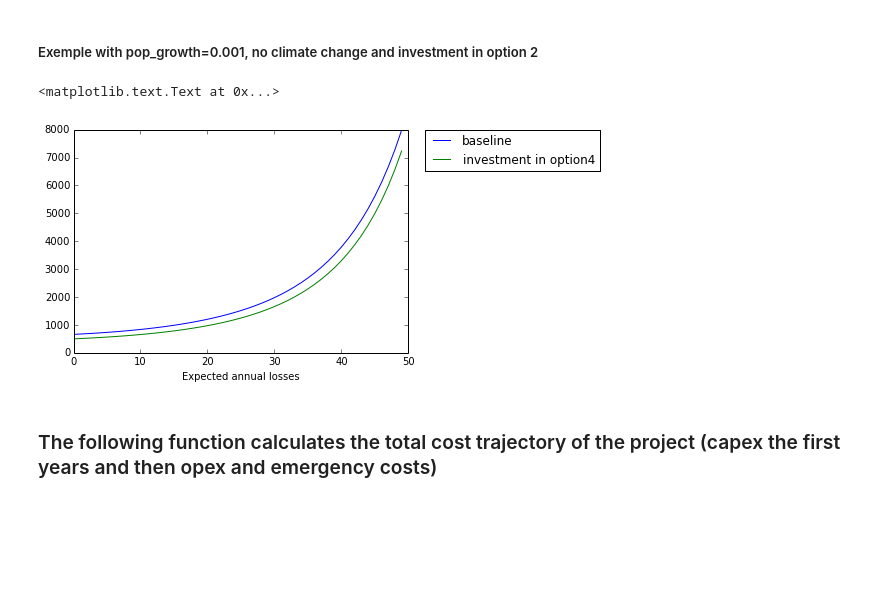
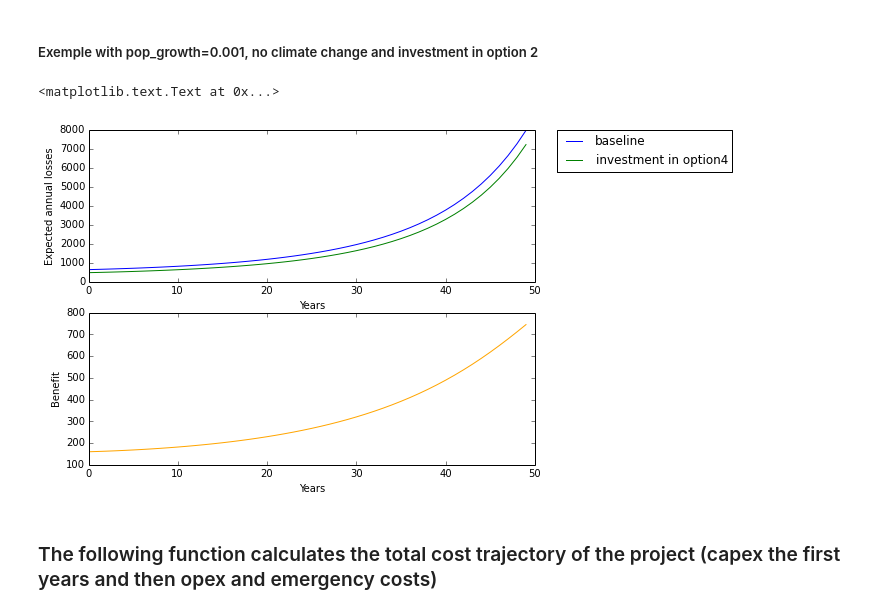
Before and after one commit to julierozenberg/prim, a Jupyter notebook: Daiju example.ipynb, the cells around one changed output. Cells and saved outputs as stored; diff of their text form; code cells hidden in the pictures; blank space fills up the shorter version.

Commit message:
updates costs

```diff
--- a/Daiju example.ipynb
+++ b/Daiju example.ipynb
@@ -37,14 +37,14 @@ plt.xlabel('Return period')
 # %% [markdown]
 ### Possible options. please check cost data (unit in particular)
 # %%
-options=DataFrame(columns=['donothing','option1','option2','option3','option4'],index=['capex','opex','emergencyex','constructyr','avoided_losses'])
+options=DataFrame(columns=['donothing','option1','option2','option3','option4'],index=['capex','opex','emergency','constructyr','avoided_losses'])
 
-#please check cost data (unit in particular)
+#please check cost data (unit should be R$ million)
 options['donothing']=[0,0,0,0,0]
 options['option1']=[91,4.6,18.8,3,252.1]
-options['option2']=[141,4.6,18.8,3,504.9]
-options['option3']=[303,4.6,18.8,4,1393.1]
-options['option4']=[594,4.6,18.8,5,3446.7]
+options['option2']=[141,7.1,18.8,3,504.9]
+options['option3']=[303,15.2,18.8,4,1393.1]
+options['option4']=[594,29.7,18.8,5,3446.7]
 # %%
 options
 # %% [output]
@@ -115,19 +115,24 @@ def losses_trajectory(expected_losses,avoided_losses,pop_growth,years,cc):
 # %%
 years=range(0,50)
 cc=0.4
 pop_growth=0.001
 optionchosen='option4'
 baseline=np.array(losses_trajectory(expected_losses,options.ix['avoided_losses','donothing'],pop_growth,years,cc))
 invest=np.array(losses_trajectory(expected_losses,options.ix['avoided_losses',optionchosen],pop_growth,years,cc))
+plt.figure(figsize=(8,6))
+plt.subplot(211)
 plt.plot(years,baseline,'blue',label='baseline')
 plt.plot(years,invest,'green',label='investment in '+optionchosen)
 plt.legend(bbox_to_anchor=(1.05, 1), loc=2, borderaxespad=0.)
-#plt.plot(years,baseline-invest,'blue')
 plt.xlabel('Years')
-plt.xlabel('Expected annual losses')
+plt.ylabel('Expected annual losses')
+plt.subplot(212)
+plt.plot(years,baseline-invest,'orange')
+plt.xlabel('Years')
+plt.ylabel('Benefit')
 # %% [output]
 <matplotlib.text.Text at 0x...>
-[figure, old version]
+[figure, new version]
 # %% [markdown]
 ### The following function calculates the total cost trajectory of the project (capex the first years and then opex and emergency costs)
 # %%
```
Also changed, not shown: parts of 4 cells of this notebook.
